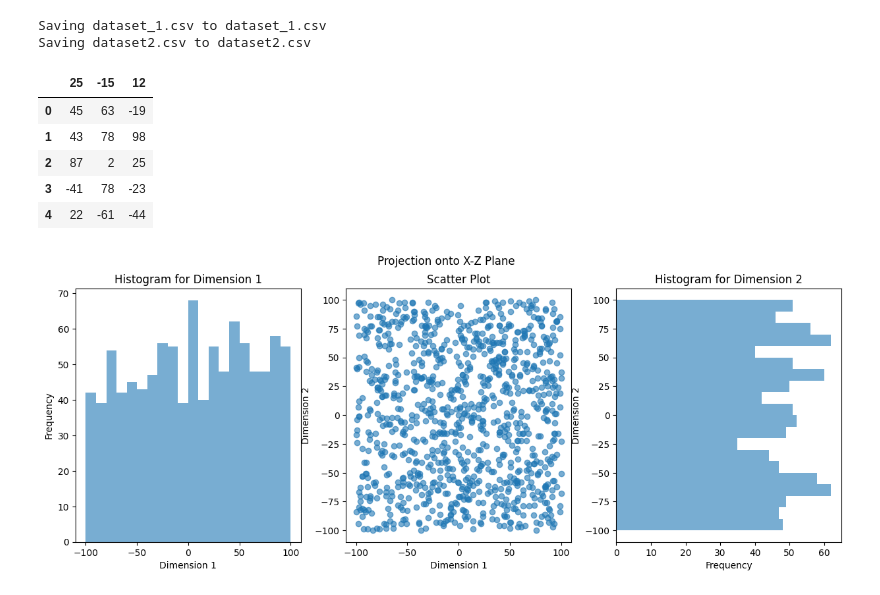
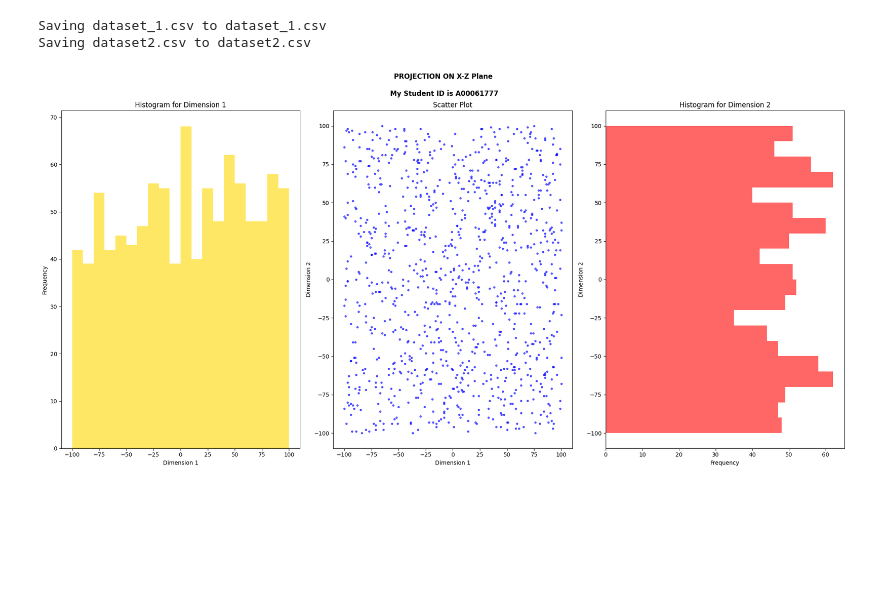
Before and after one commit to miguelangel18241/Probabilities, a Jupyter notebook: DMV302T1a_py.ipynb, the cells around one changed output. Saved outputs shown, nothing was run; the diff lists cells and outputs as text; code cells hidden in the pictures; blank space fills up the shorter version.

```diff
--- a/DMV302T1a_py.ipynb
+++ b/DMV302T1a_py.ipynb
@@ -10,65 +10,58 @@ Saving dataset_1.csv to dataset_1.csv
 Saving dataset2.csv to dataset2.csv
 # %%
 import pandas as pd
-data = pd.read_csv('dataset_1.csv')
-data.head()
-# %% [output]
-|  | 25 | -15 | 12 |
-| 0 | 45 | 63 | -19 |
-| 1 | 43 | 78 | 98 |
-| 2 | 87 | 2 | 25 |
-| 3 | -41 | 78 | -23 |
-| 4 | 22 | -61 | -44 |
 # %%
 import pandas as pd
 import matplotlib.pyplot as plt
 
 # Read the CSV file
-data = pd.read_csv('dataset_1.csv', header=None, names=['x', 'y', 'z'])
+df = pd.read_csv('dataset_1.csv', header=None, names=['x', 'y', 'z'])
 
 # Projection based on the last digit of the student ID
-student_id = 1234567  # Replace with your student ID
+student_id = 61777  # Replace with your student ID
 projection_plane = student_id % 3
 
 # Project the 3D data onto 2D plane based on the projection_plane
 if projection_plane == 0:
-    data_2d = data[['x', 'y']]
+    data_2d = df[['x', 'y']]
     plane_label = 'X-Y Plane'
 elif projection_plane == 1:
-    data_2d = data[['x', 'z']]
+    data_2d = df[['x', 'z']]
     plane_label = 'X-Z Plane'
 else:
-    data_2d = data[['y', 'z']]
+    data_2d = df[['y', 'z']]
     plane_label = 'Y-Z Plane'
 
+# Define colors for histograms and scatter plot
+histogram_colors = ['gold', 'red']
+scatter_color = 'blue'
+
 # Create the scatter plot and histograms
-fig, (ax1, ax2, ax3) = plt.subplots(1, 3, figsize=(15, 5))
+fig, (ax1, ax2, ax3) = plt.subplots(1, 3, figsize=(20, 10))
 
 # Scatter plot
-scatter = ax2.scatter(data_2d.iloc[:, 0], data_2d.iloc[:, 1], alpha=0.6)
+scatter = ax2.scatter(data_2d.iloc[:, 0], data_2d.iloc[:, 1], alpha=0.6, color=scatter_color, marker='.')
 ax2.set_xlabel('Dimension 1')
 ax2.set_ylabel('Dimension 2')
 ax2.set_title('Scatter Plot')
 
 # Histogram for Dimension 1
-ax1.hist(data_2d.iloc[:, 0], bins=20, orientation='vertical', alpha=0.6)
+ax1.hist(data_2d.iloc[:, 0], bins=20, orientation='vertical', alpha=0.6, color=histogram_colors[0])
 ax1.set_ylabel('Frequency')
 ax1.set_xlabel('Dimension 1')
 ax1.set_title('Histogram for Dimension 1')
 
 # Histogram for Dimension 2
-ax3.hist(data_2d.iloc[:, 1], bins=20, orientation='horizontal', alpha=0.6)
+ax3.hist(data_2d.iloc[:, 1], bins=20, orientation='horizontal', alpha=0.6, color=histogram_colors[1])
 ax3.set_xlabel('Frequency')
 ax3.set_ylabel('Dimension 2')
 ax3.set_title('Histogram for Dimension 2')
 
 # Add a title for the entire plot
-plt.suptitle(f'Projection onto {plane_label}')
+plt.suptitle(f'PROJECTION ON {plane_label}\n\n My Student ID is A00061777', fontweight='bold')
 
-# Save the plot as a PNG file
-plt.savefig('DMV302T1a.png')
-
-# Show the plot
+# Adjust spacing between subplots
+plt.tight_layout()
 plt.show()
 # %% [output]
-[figure, old version]
+[figure, new version]
```
